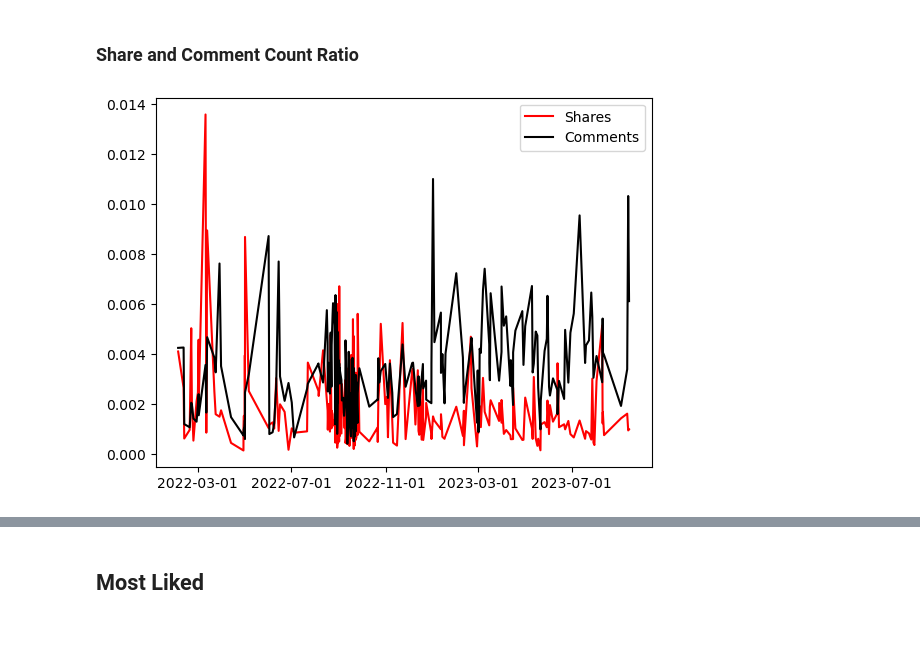
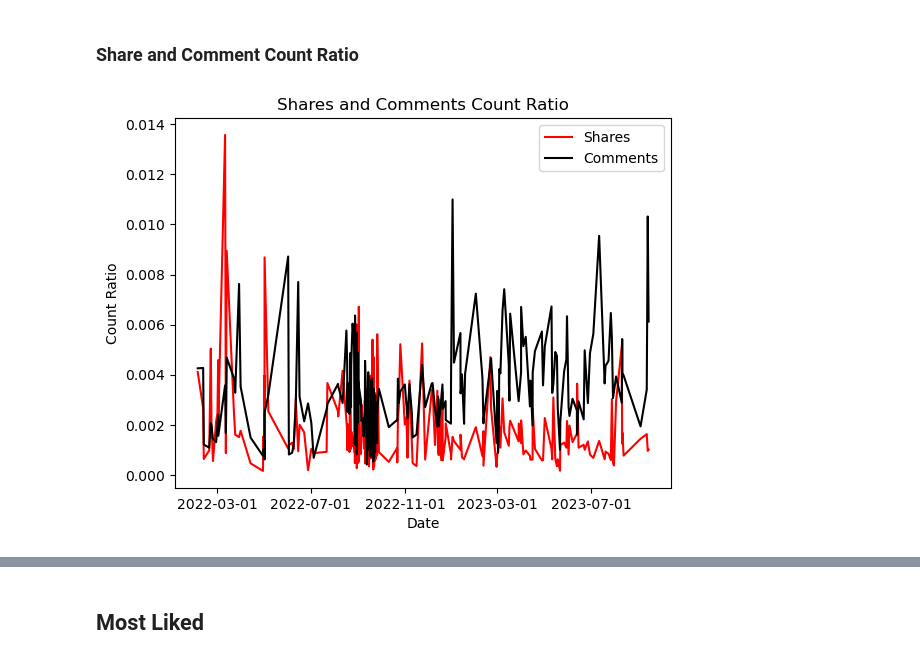
Before and after one commit to frasercrichton/investigation-influence-industry-italy, a Jupyter notebook: analysis/AnalyseEngagement.ipynb, the cells around one changed output, grey strips where cells are left out. Saved outputs shown, nothing was run; the diff lists cells and outputs as text; code cells hidden in the pictures; blank space fills up the shorter version.

```diff
--- a/analysis/AnalyseEngagement.ipynb
+++ b/analysis/AnalyseEngagement.ipynb
@@ -186,14 +194,19 @@ df[['commentCountFormatted', 'desc_en', 'createDate']].head(10).style.hide(axis=
 ### Share and Comment Count Ratio
 # %%
 ax = plt.subplot()
+plt.title("Shares and Comments Count Ratio")
+
+
 ax.plot(create_time_x, videos_df['shareCountRatio'], label = "Shares", color='red')
 ax.plot(create_time_x, videos_df['commentCountRatio'], label = "Comments", color='black')
 plt.legend()
 ax.set_xticks(ax.get_xticks()[::2])
+plt.xlabel('Date')
+plt.ylabel('Count Ratio')
 plt.savefig('../data/processed/images/engagement-ratio.png')
 plt.show()
 # %% [output]
-[figure, old version]
+[figure, new version]
 # %%
 df = videos_df.sort_values(by=['shareCountRatio'], ascending=False)
 df['createDate'] = df['createTime'].dt.strftime('%Y-%m-%d')
```
Also changed, not shown: parts of 9 cells of this notebook, 10 other files.
